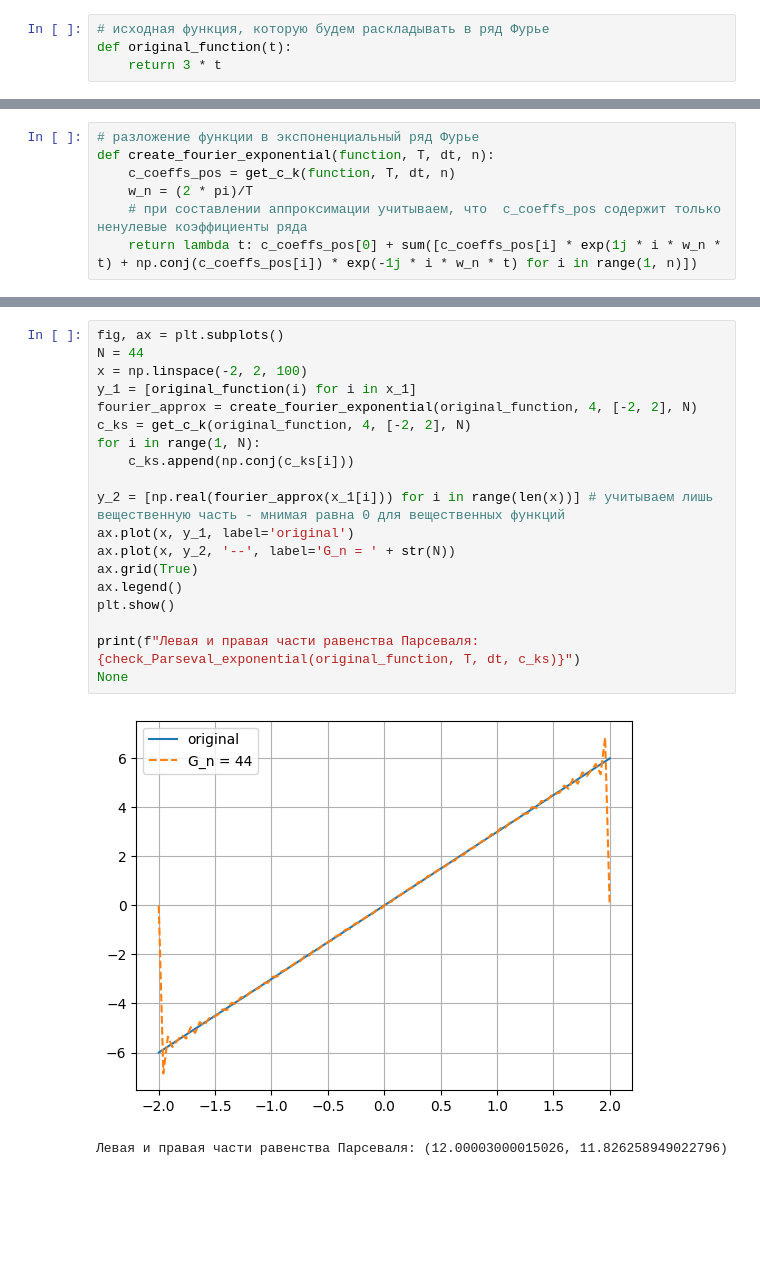
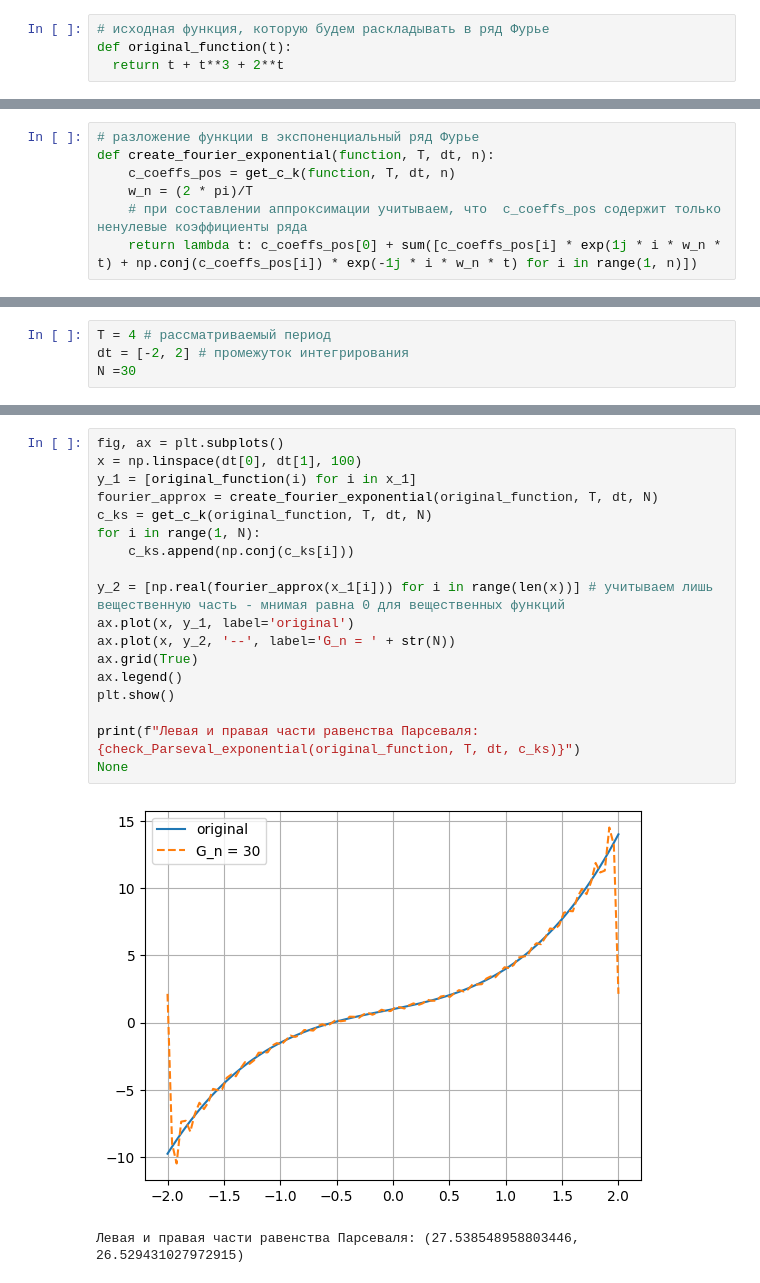
Before and after one commit to D2J3D/Fourier_Labs, a Jupyter notebook: Lab1/src/real_case.ipynb, the cells around one changed output, grey strips where cells are left out. Cells and saved outputs as stored; diff of their text form; blank space fills up the shorter version.

```diff
--- a/Lab1/src/real_case.ipynb
+++ b/Lab1/src/real_case.ipynb
@@ -74,4 +74,4 @@ def save_Fn(original_function, N):
 # %%
 # исходная функция, которую будем раскладывать в ряд Фурье
 def original_function(t):
-    return 3 * t
+  return t + t**3 + 2**t
@@ -124,2 +104,6 @@ def check_Parseval_exponential(function, T, dt, c_k):
     right_part = sum([np.abs(c_k[i])**2 for i in range(len(c_k))])
     return left_part, right_part
+# %%
+T = 4 # рассматриваемый период
+dt = [-2, 2] # промежуток интегрирования
+N =30
@@ -126,22 +133,21 @@ def check_Parseval_exponential(function, T, dt, c_k):
 # %%
 fig, ax = plt.subplots()
-N = 44
-x = np.linspace(-2, 2, 100)
+x = np.linspace(dt[0], dt[1], 100)
 y_1 = [original_function(i) for i in x_1]
-fourier_approx = create_fourier_exponential(original_function, 4, [-2, 2], N)
-c_ks = get_c_k(original_function, 4, [-2, 2], N)
+fourier_approx = create_fourier_exponential(original_function, T, dt, N)
+c_ks = get_c_k(original_function, T, dt, N)
 for i in range(1, N):
     c_ks.append(np.conj(c_ks[i]))
 
 y_2 = [np.real(fourier_approx(x_1[i])) for i in range(len(x))] # учитываем лишь вещественную часть - мнимая равна 0 для вещественных функций
 ax.plot(x, y_1, label='original')
 ax.plot(x, y_2, '--', label='G_n = ' + str(N))
 ax.grid(True)
 ax.legend()
 plt.show()
 
 print(f"Левая и правая части равенства Парсеваля: {check_Parseval_exponential(original_function, T, dt, c_ks)}")
 None
 # %% [output]
-[figure, old version]
+[figure, new version]
-Левая и правая части равенства Парсеваля: (12.00003000015026, 11.826258949022796)
+Левая и правая части равенства Парсеваля: (27.538548958803446, 26.529431027972915)
```
Also changed, not shown: parts of 5 cells of this notebook.
